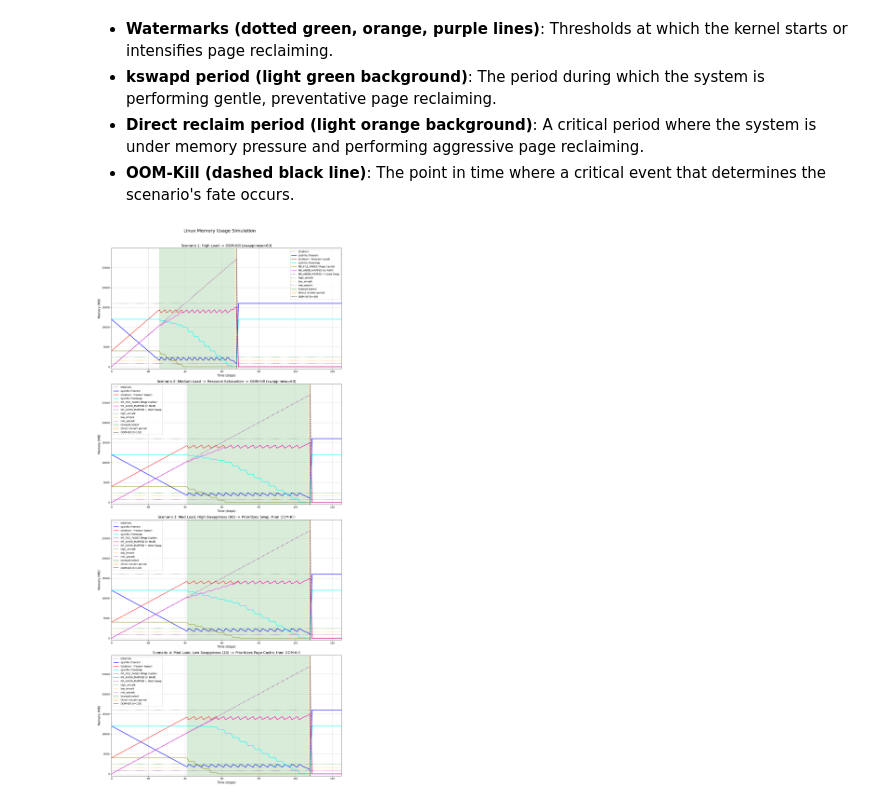
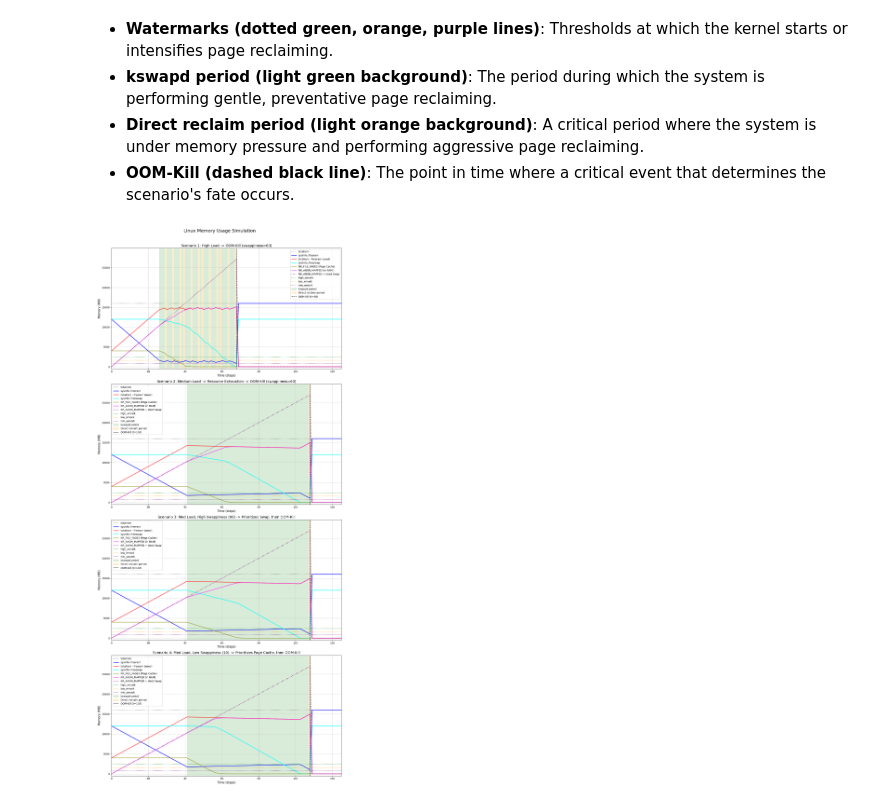
Before and after one commit to takayuki-nagata/Linux_Memory_Management_Simulation, a Jupyter notebook: Linux_Memory_Management_Simulation.ipynb, the cells around one changed output. Cells and saved outputs as stored; diff of their text form; code cells hidden in the pictures.

Commit message:
feat(sim): Add kswapd rate limit and improve activation logic
This commit improves the realism of the kswapd simulation by introducing two key changes based on kernel behavior:

- Adds a `kswapd_reclaim_rate` parameter to limit the amount of memory reclaimed per step, resulting in a more gradual recovery.
- Updates `kswapd` to continue running until memory is above the `high` watermark (not just the `low`), which correctly models its persistent nature.

Assisted-by: Gemini

```diff
--- a/Linux_Memory_Management_Simulation.ipynb
+++ b/Linux_Memory_Management_Simulation.ipynb
@@ -76,7 +76,8 @@ import numpy as np
 def simulate_with_swappiness(
     total_ram, total_swap, watermarks,
     process_memory_gain, swappiness, initial_file_pages,
-    max_steps, stop_step=None
+    max_steps, stop_step=None,
+    kswapd_reclaim_rate=None
 ):
     """
     Simulates memory usage considering page cache (NR_FILE_PAGES) and anonymous pages (NR_ANON_MAPPED).
@@ -127,12 +128,17 @@ def simulate_with_swappiness(
             tentative_reclaim_log = 2 # Direct reclaim
         elif ram_after_gain < low_wmark:
             tentative_reclaim_log = 1 # kswapd / background reclaim
+        elif reclaim_log[t-1] == 1 and ram_after_gain < high_wmark:
+            tentative_reclaim_log = 1 # kswapd continues
         else:
             tentative_reclaim_log = 0 # No reclaim
 
         # 3. Reclaim pages based on swappiness
         if tentative_reclaim_log > 0:
-            total_reclaim_needed = high_wmark - ram_after_gain
+            if tentative_reclaim_log == 1:
+                total_reclaim_needed = high_wmark - ram_after_gain
+            elif tentative_reclaim_log == 2:
+                total_reclaim_needed = ram_after_gain
 
             # More realistic swappiness calculation based on kernel logic (vmscan.c)
             # swappiness influences the scanning priority between anon and file pages.
@@ -163,6 +169,18 @@ def simulate_with_swappiness(
             remaining_needed = total_reclaim_needed - (reclaimed_from_file + swapped_out)
             if remaining_needed > 0:
                 swapped_out += min(current_free_swap - swapped_out, remaining_needed)
+
+            if tentative_reclaim_log == 1 and kswapd_reclaim_rate is not None:
+                total_reclaim_attempt = reclaimed_from_file + swapped_out
+                actual_reclaim_total = min(total_reclaim_attempt, kswapd_reclaim_rate)
+
+                if total_reclaim_attempt > 0:
+                    scale_factor = actual_reclaim_total / total_reclaim_attempt
+                    reclaimed_from_file = reclaimed_from_file * scale_factor
+                    swapped_out = swapped_out * scale_factor
+                else:
+                    reclaimed_from_file = 0
+                    swapped_out = 0
 
         total_reclaimed_ram = reclaimed_from_file + swapped_out
         ram_after_reclaim_attempt = max(0, ram_after_gain) + total_reclaimed_ram
@@ -253,38 +271,39 @@ def plot_with_swappiness(ax, data, title, params):
 BASE_PARAMS = {
     'total_ram': 16000, 'max_steps': 125, 'total_swap': 12000,
     'watermarks': {'min': 0.05, 'low': 0.10, 'high': 0.15},
-    'initial_file_pages': 4000
+    'initial_file_pages': 4000,
+    'kswapd_reclaim_rate': 260
 }
 
 # --- Plotting ---
 plt.rcParams['font.family'] = 'sans-serif'
 
 fig, (ax1, ax2, ax3, ax4) = plt.subplots(4, 1, figsize=(14, 32))
 fig.suptitle('Linux Memory Usage Simulation', fontsize=18)
 
 # --- Scenario Execution & Plotting ---
 # Scenario 1: High load -> OOM-Kill
 params1 = {**BASE_PARAMS, 'process_memory_gain': 400, 'swappiness': 60}
 data1 = simulate_with_swappiness(**params1)
 plot_with_swappiness(ax1, data1, 'Scenario 1: High Load -> OOM-Kill (swappiness=60)', params1)
 
 # Scenario 2: Medium load -> Resource exhaustion -> OOM-Kill
 params2 = {**BASE_PARAMS, 'process_memory_gain': 250, 'swappiness': 60}
 data2 = simulate_with_swappiness(**params2)
 plot_with_swappiness(ax2, data2, 'Scenario 2: Medium Load -> Resource Exhaustion -> OOM-Kill (swappiness=60)', params2)
 
 # Scenario 3: Medium load, high swappiness -> Prioritizes Swap, then OOM-Kill
 params3 = {**BASE_PARAMS, 'process_memory_gain': 250, 'swappiness': 90}
 data3 = simulate_with_swappiness(**params3)
 plot_with_swappiness(ax3, data3, 'Scenario 3: Med Load, High Swappiness (90) -> Prioritizes Swap, then OOM-Kill', params3)
 
 # Scenario 4: Medium load, low swappiness -> Prioritizes Page Cache, then OOM-Kill
 params4 = {**BASE_PARAMS, 'process_memory_gain': 250, 'swappiness': 10}
 data4 = simulate_with_swappiness(**params4)
 plot_with_swappiness(ax4, data4, 'Scenario 4: Med Load, Low Swappiness (10) -> Prioritizes Page Cache, then OOM-Kill', params4)
 
 plt.tight_layout(rect=[0, 0, 1, 0.97])
 plt.savefig("memory_simulation_en.png")
 plt.show()
 # %% [output]
-[figure, old version]
+[figure, new version]
```
